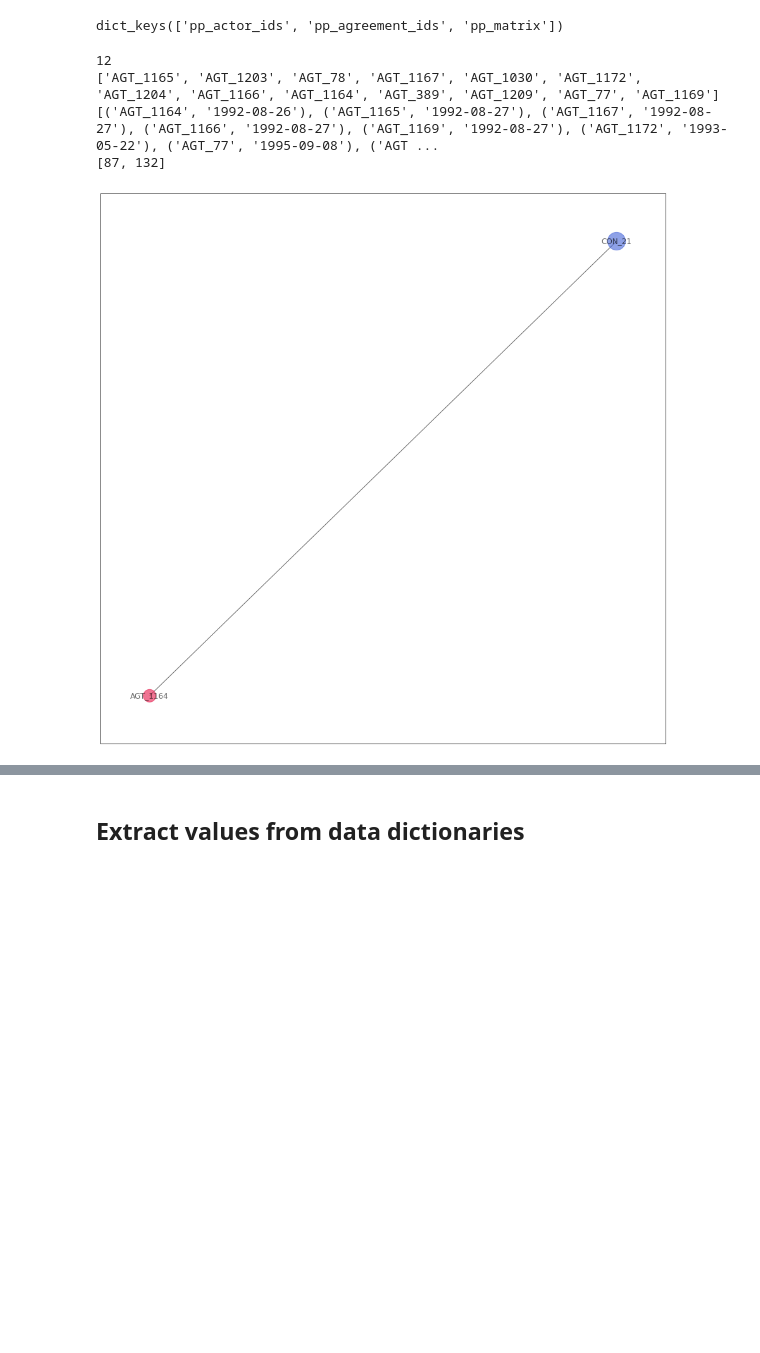
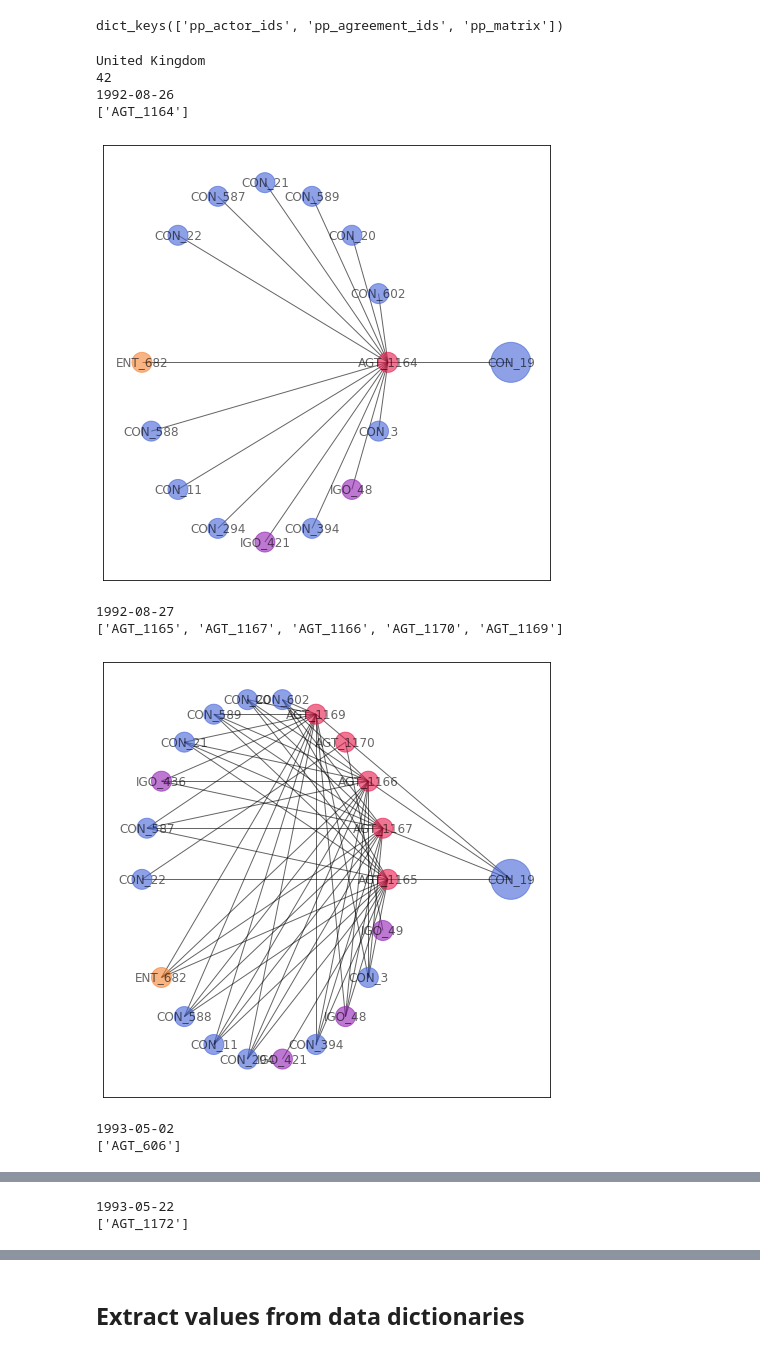
Before and after one commit to roybgardner/agreements-actors, a Jupyter notebook: signatories_network_time_series.ipynb, the cells around one changed output, grey strips where cells are left out. Saved outputs shown, nothing was run; the diff lists cells and outputs as text; code cells hidden in the pictures; blank space fills up the shorter version.

```diff
--- a/signatories_network_time_series.ipynb
+++ b/signatories_network_time_series.ipynb
@@ -66,54 +66,81 @@ def display_networkx_graph(actor_id,query_matrix,vertex_indices,adj_vertices,dat
 
         if node_id == actor_id:
             centre_node = i
-            node_sizes.append(800)
+            node_sizes.append(1600)
         else:
             node_sizes.append(400)
 
     node_colors = [data_dict['color_map'][v.split('_')[0]] for _,v in node_labels.items()]
     graph = nx.from_numpy_array(query_matrix, create_using=nx.Graph)
-    f = plt.figure(figsize=(16,16))
-    pos = nx.spring_layout(graph)
+    f = plt.figure(figsize=(8,8))
+    pos = nx.circular_layout(graph)
 
-    pos[centre_node] = np.array([0,0])
+    pos[centre_node] = np.array([2,0])
 
     nx.draw_networkx(graph,pos,labels=node_labels,node_color=node_colors,node_size=node_sizes,\
                      font_size=12,alpha=0.6)
     plt.grid(False)
     plt.show()
 
 # Decide on an actor
-actor_id = 'CON_21'
+actor_id = 'CON_19'
+print(get_actor_name(actor_id,data_dict))
 actor_index = pp_data_dict['pp_actor_ids'].index(actor_id)
 print(actor_index)
 
 # Get the matrix column for the actor
 agreement_indices = [index for index,v in enumerate(pp_data_dict['pp_matrix'][:,actor_index]) if v==1]
 agreement_ids = [pp_data_dict['pp_agreement_ids'][index] for index in agreement_indices]
-print(agreement_ids)
 
-# Get the agreement dates
+# Get dates actor signed an agreement
 dates = []
 for agreement_id in agreement_ids:
-    dates.append((agreement_id,get_agreement_date(agreement_id,data_dict)))
-dates = sorted(dates,key=lambda t:t[1])
-print(dates)
+    dates.append(get_agreement_date(agreement_id,data_dict))
+
+# Get all agreements signed on those dates
+dates_dict = {}
+for agreement_id in pp_data_dict['pp_agreement_ids']:
+    date = get_agreement_date(agreement_id,data_dict)
+    if not date in dates:
+        continue
+    if date in dates_dict:
+        dates_dict[date].append(agreement_id)
+    else:
+        dates_dict[date]= [agreement_id]
+
+dates = sorted(dates_dict.items(),key=lambda kv:kv[0])
 
 adj_matrix,adj_vertices = adjacency_from_biadjacency(pp_data_dict)
 
 for t in dates:
+    print(t[0])
+    agreement_ids = t[1]
+    print(agreement_ids)
+    agreement_indices = [pp_data_dict['pp_agreement_ids'].index(agreement_id) for\
+                         agreement_id in agreement_ids]
+    actor_indices = []
+    for agreement_index in agreement_indices:
+        actor_indices.extend([index for index,v in enumerate(pp_data_dict['pp_matrix'][agreement_index]) if\
+                                  v==1])
+        actor_indices = list(set(actor_indices))
+
+    actor_ids = [pp_data_dict['pp_actor_ids'][index] for index in actor_indices]
 
     query_vertices = []
-    query_vertices.append(actor_id)
-    query_vertices.append(t[0])
+    query_vertices.extend(actor_ids)
+    query_vertices.extend(agreement_ids)
     query_indices = [adj_vertices.index(vertex) for vertex in query_vertices]
-    query_matrix,found_indices = get_query_matrix(query_indices,adj_matrix,operator='OR')
-    print(found_indices)
+    query_matrix,found_indices = get_query_matrix(query_indices,adj_matrix,operator='AND')
     display_networkx_graph(actor_id,query_matrix,found_indices,adj_vertices,data_dict)
-    break
+    #break
 # %% [output]
-12
-['AGT_1165', 'AGT_1203', 'AGT_78', 'AGT_1167', 'AGT_1030', 'AGT_1172', 'AGT_1204', 'AGT_1166', 'AGT_1164', 'AGT_389', 'AGT_1209', 'AGT_77', 'AGT_1169']
-[('AGT_1164', '1992-08-26'), ('AGT_1165', '1992-08-27'), ('AGT_1167', '1992-08-27'), ('AGT_1166', '1992-08-27'), ('AGT_1169', '1992-08-27'), ('AGT_1172', '1993-05-22'), ('AGT_77', '1995-09-08'), ('AGT ...
-[87, 132]
+United Kingdom
+42
+1992-08-26
+['AGT_1164']
-[figure, old version]
+[figure, new version]
+1992-08-27
+['AGT_1165', 'AGT_1167', 'AGT_1166', 'AGT_1170', 'AGT_1169']
+[figure, added]
+1993-05-02
+['AGT_606']
@@ -119,0 +148,2 @@ for t in dates:
+1993-05-22
+['AGT_1172']
```
Also changed, not shown: parts of 1 cell of this notebook.
